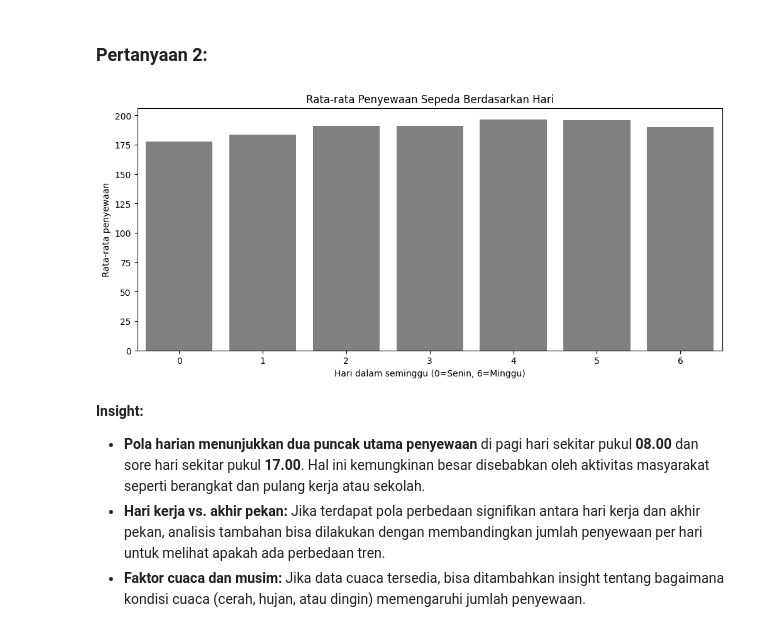
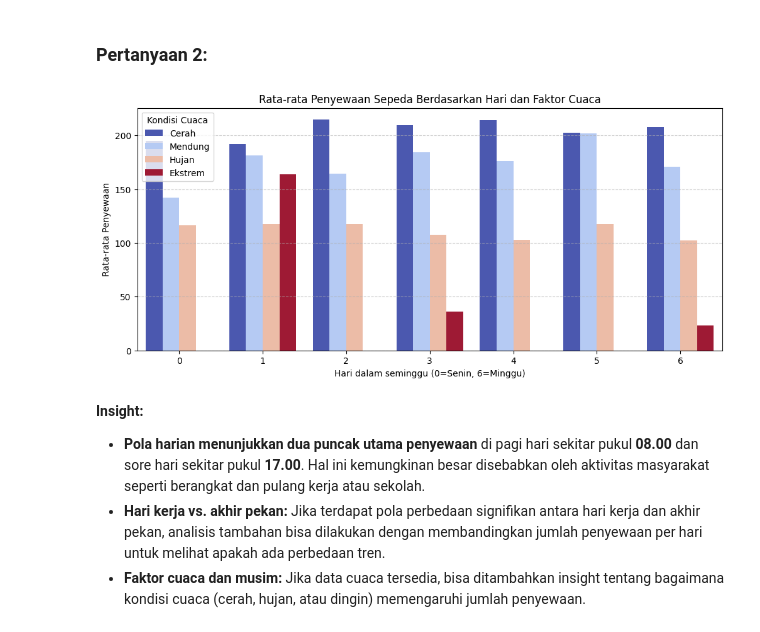
Before and after one commit to Prcksp/proyek_analisis_data, a Jupyter notebook: Proyek_Analisis_Data.ipynb, the cells around one changed output. Cells and saved outputs as stored; diff of their text form; code cells hidden in the pictures.

```diff
--- a/Proyek_Analisis_Data.ipynb
+++ b/Proyek_Analisis_Data.ipynb
@@ -473,14 +474,22 @@ plt.show()
 ### Pertanyaan 2:
 # %%
 plt.figure(figsize=(12, 5))
-hour_avg = hour_df.groupby('weekday')['cnt'].mean()
-sns.barplot(x=hour_avg.index, y=hour_avg.values, color='grey')
+
+hour_avg = hour_df.groupby(['weekday', 'weathersit'])['cnt'].mean().reset_index()
+
+barplot = sns.barplot(x='weekday', y='cnt', hue='weathersit', data=hour_avg, palette='coolwarm')
+
 plt.xlabel("Hari dalam seminggu (0=Senin, 6=Minggu)")
-plt.ylabel("Rata-rata penyewaan")
-plt.title("Rata-rata Penyewaan Sepeda Berdasarkan Hari")
+plt.ylabel("Rata-rata Penyewaan")
+plt.title("Rata-rata Penyewaan Sepeda Berdasarkan Hari dan Faktor Cuaca")
+plt.grid(axis='y', linestyle='--', alpha=0.6)
+
+handles, labels = barplot.get_legend_handles_labels()
+plt.legend(handles=handles, title="Kondisi Cuaca", labels=["Cerah", "Mendung", "Hujan", "Ekstrem"])
+
 plt.show()
 # %% [output]
-[figure, old version]
+[figure, new version]
 # %% [markdown]
 **Insight:**
 - **Pola harian menunjukkan dua puncak utama penyewaan** di pagi hari sekitar pukul **08.00** dan sore hari sekitar pukul **17.00**. Hal ini kemungkinan besar disebabkan oleh aktivitas masyarakat seperti berangkat dan pulang kerja atau sekolah.
```
Also changed, not shown: parts of 1 cell of this notebook, 2 other files.
